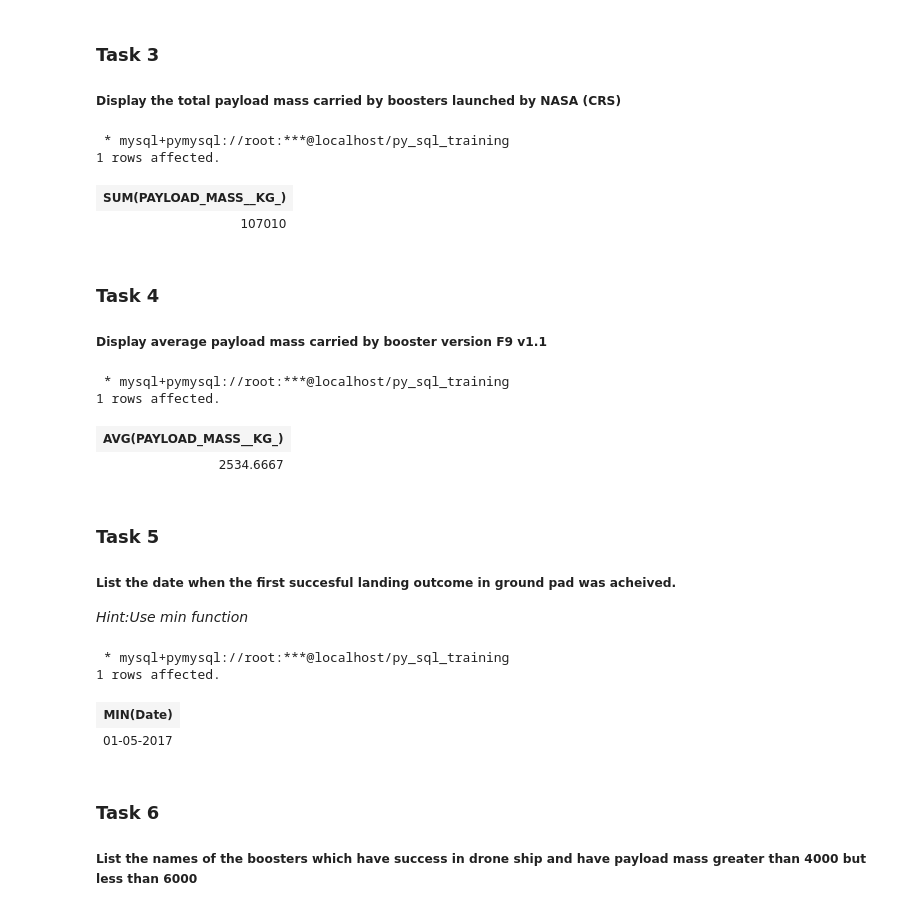
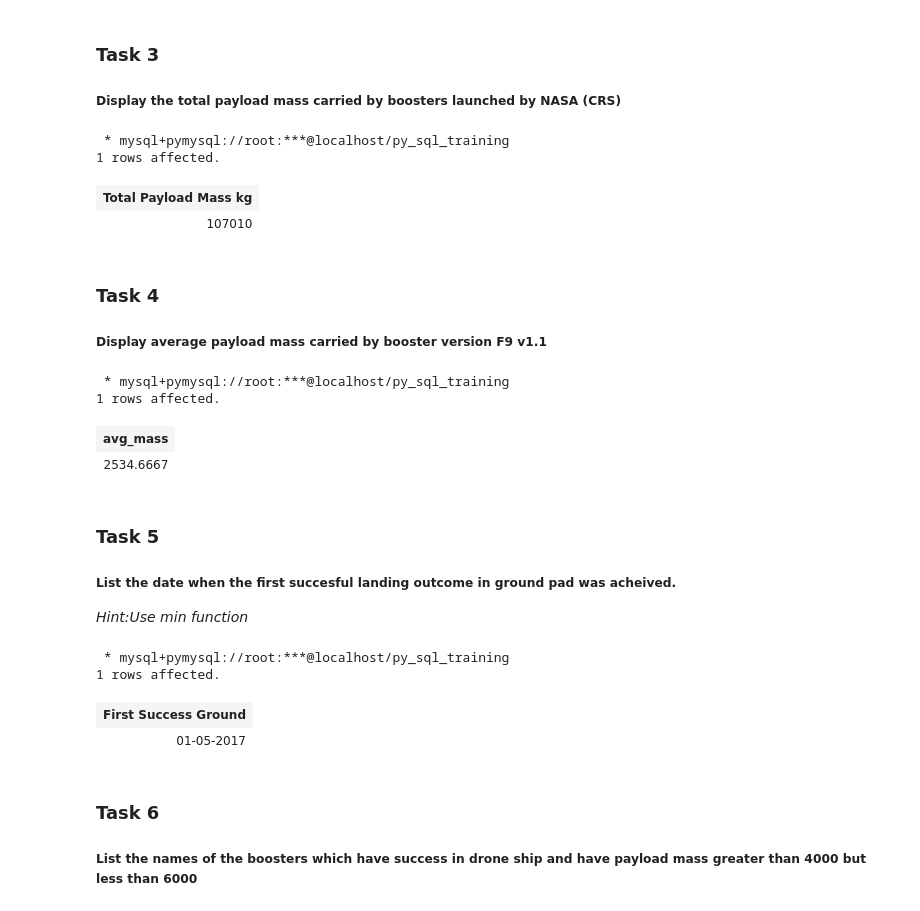
Before and after one commit to jrosilam/SpaceX-Data-Sci-Capstone, a Jupyter notebook: jupyter-labs-eda-sql-coursera_sqllite.ipynb, the cells around one changed output. Cells and saved outputs as stored; diff of their text form; code cells hidden in the pictures.

```diff
--- a/jupyter-labs-eda-sql-coursera_sqllite.ipynb
+++ b/jupyter-labs-eda-sql-coursera_sqllite.ipynb
@@ -137,13 +137,13 @@ LIMIT 5;
 ##### Display the total payload mass carried by boosters launched by NASA (CRS)
 # %%
 %%sql
-SELECT SUM(PAYLOAD_MASS__KG_)
+SELECT SUM(PAYLOAD_MASS__KG_) as 'Total Payload Mass kg'
 FROM spacex_data
 WHERE UCASE(customer) LIKE '%NASA%';
 # %% [output]
  * mysql+pymysql://root:***@localhost/py_sql_training
 1 rows affected.
-| SUM(PAYLOAD_MASS__KG_) |
+| Total Payload Mass kg |
 | 107010 |
 # %% [markdown]
 ### Task 4
@@ -151,13 +151,13 @@ WHERE UCASE(customer) LIKE '%NASA%';
 ##### Display average payload mass carried by booster version F9 v1.1
 # %%
 %%sql
-SELECT AVG(PAYLOAD_MASS__KG_)
+SELECT AVG(PAYLOAD_MASS__KG_) as avg_mass
 FROM spacex_data
 WHERE UCASE(Booster_Version) LIKE '%F9 V1.1%';
 # %% [output]
  * mysql+pymysql://root:***@localhost/py_sql_training
 1 rows affected.
-| AVG(PAYLOAD_MASS__KG_) |
+| avg_mass |
 | 2534.6667 |
 # %% [markdown]
 ### Task 5
@@ -167,13 +167,13 @@ WHERE UCASE(Booster_Version) LIKE '%F9 V1.1%';
 *Hint:Use min function*
 # %%
 %%sql
-SELECT MIN(Date)
+SELECT MIN(Date) as 'First Success Ground'
 FROM spacex_data
 WHERE LCASE(Landing_Outcome) LIKE 'success%ground%';
 # %% [output]
  * mysql+pymysql://root:***@localhost/py_sql_training
 1 rows affected.
-| MIN(Date) |
+| First Success Ground |
 | 01-05-2017 |
 # %% [markdown]
 ### Task 6
```
Also changed, not shown: parts of 1 cell of this notebook, 3 other files.
